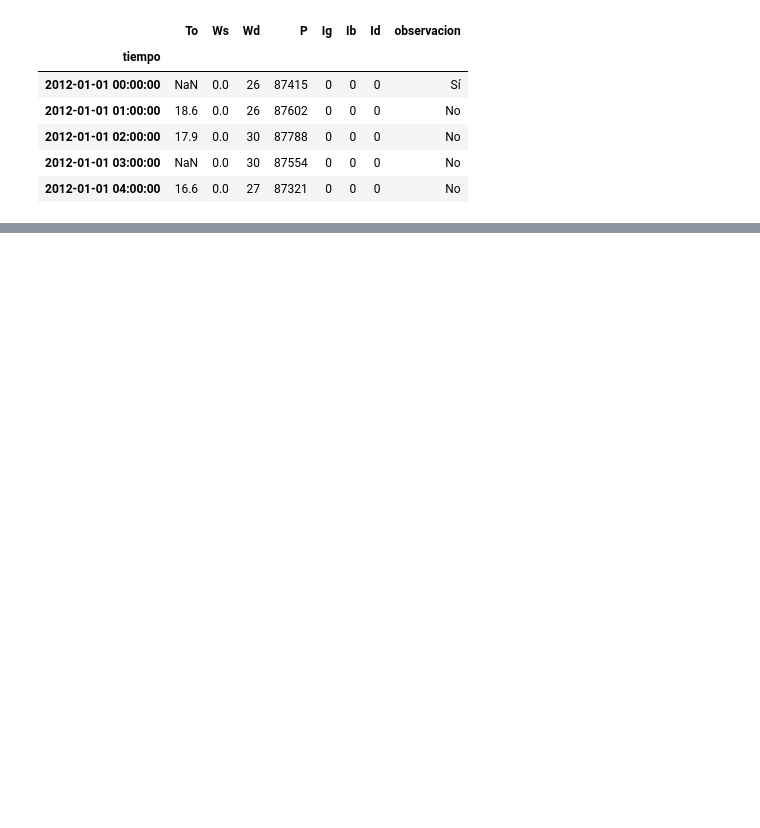
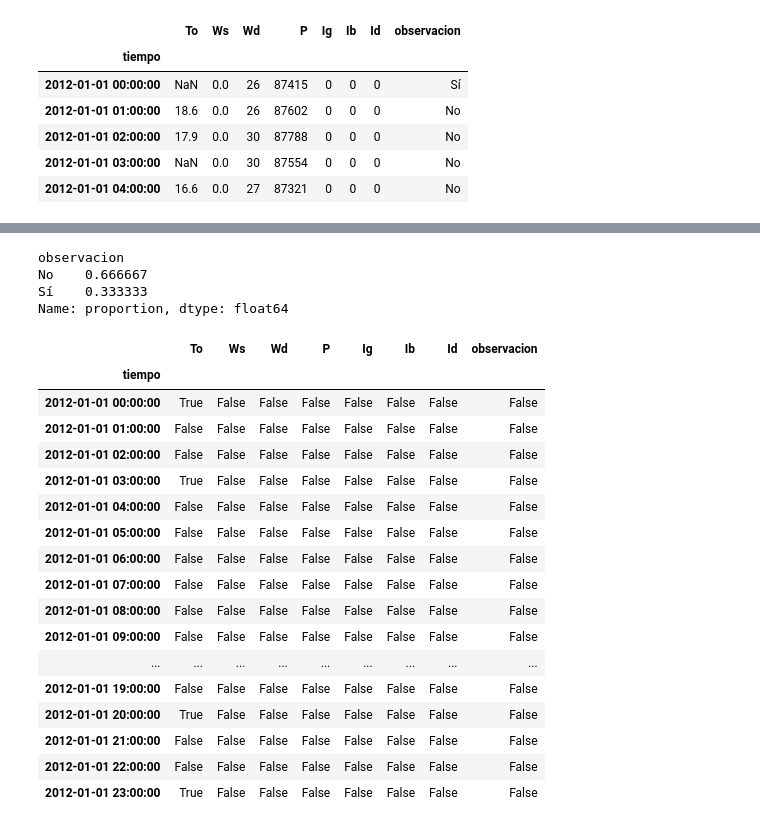
Before and after one commit to hnaranjog/analisis_de_datos, a Jupyter notebook: app/analisis_estadistico.ipynb, the cells around one changed output, grey strips where cells are left out. Drawn from its saved outputs; the diff is of its cells as text; code cells hidden in the pictures; blank space fills up the shorter version.

```diff
--- a/app/analisis_estadistico.ipynb
+++ b/app/analisis_estadistico.ipynb
@@ -14,0 +61,28 @@ df.head()
+# %%
+df.observacion.value_counts(normalize=True)
+# %% [output]
+observacion
+No    0.666667
+Sí    0.333333
+Name: proportion, dtype: float64
+# %%
+df.isnull()
+# %% [output]
+|  | To | Ws | Wd | P | Ig | Ib | Id | observacion |
+| tiempo |  |  |  |  |  |  |  |  |
+| 2012-01-01 00:00:00 | True | False | False | False | False | False | False | False |
+| 2012-01-01 01:00:00 | False | False | False | False | False | False | False | False |
+| 2012-01-01 02:00:00 | False | False | False | False | False | False | False | False |
+| 2012-01-01 03:00:00 | True | False | False | False | False | False | False | False |
+| 2012-01-01 04:00:00 | False | False | False | False | False | False | False | False |
+| 2012-01-01 05:00:00 | False | False | False | False | False | False | False | False |
+| 2012-01-01 06:00:00 | False | False | False | False | False | False | False | False |
+| 2012-01-01 07:00:00 | False | False | False | False | False | False | False | False |
+| 2012-01-01 08:00:00 | False | False | False | False | False | False | False | False |
+| 2012-01-01 09:00:00 | False | False | False | False | False | False | False | False |
+| ... | ... | ... | ... | ... | ... | ... | ... | ... |
+| 2012-01-01 19:00:00 | False | False | False | False | False | False | False | False |
+| 2012-01-01 20:00:00 | True | False | False | False | False | False | False | False |
+| 2012-01-01 21:00:00 | False | False | False | False | False | False | False | False |
+| 2012-01-01 22:00:00 | False | False | False | False | False | False | False | False |
+| 2012-01-01 23:00:00 | True | False | False | False | False | False | False | False |
```
Also changed, not shown: parts of 6 cells of this notebook, 5 other files.
